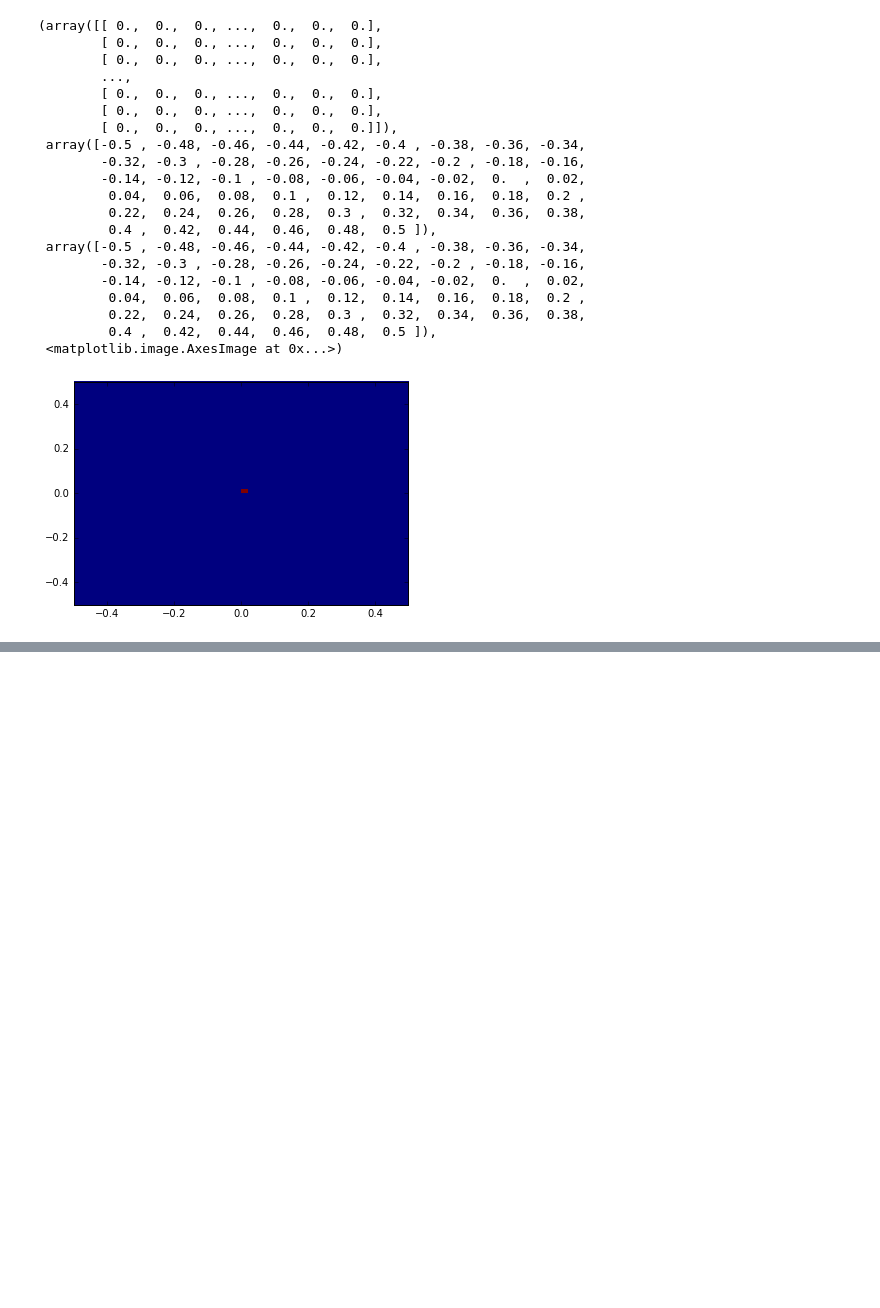
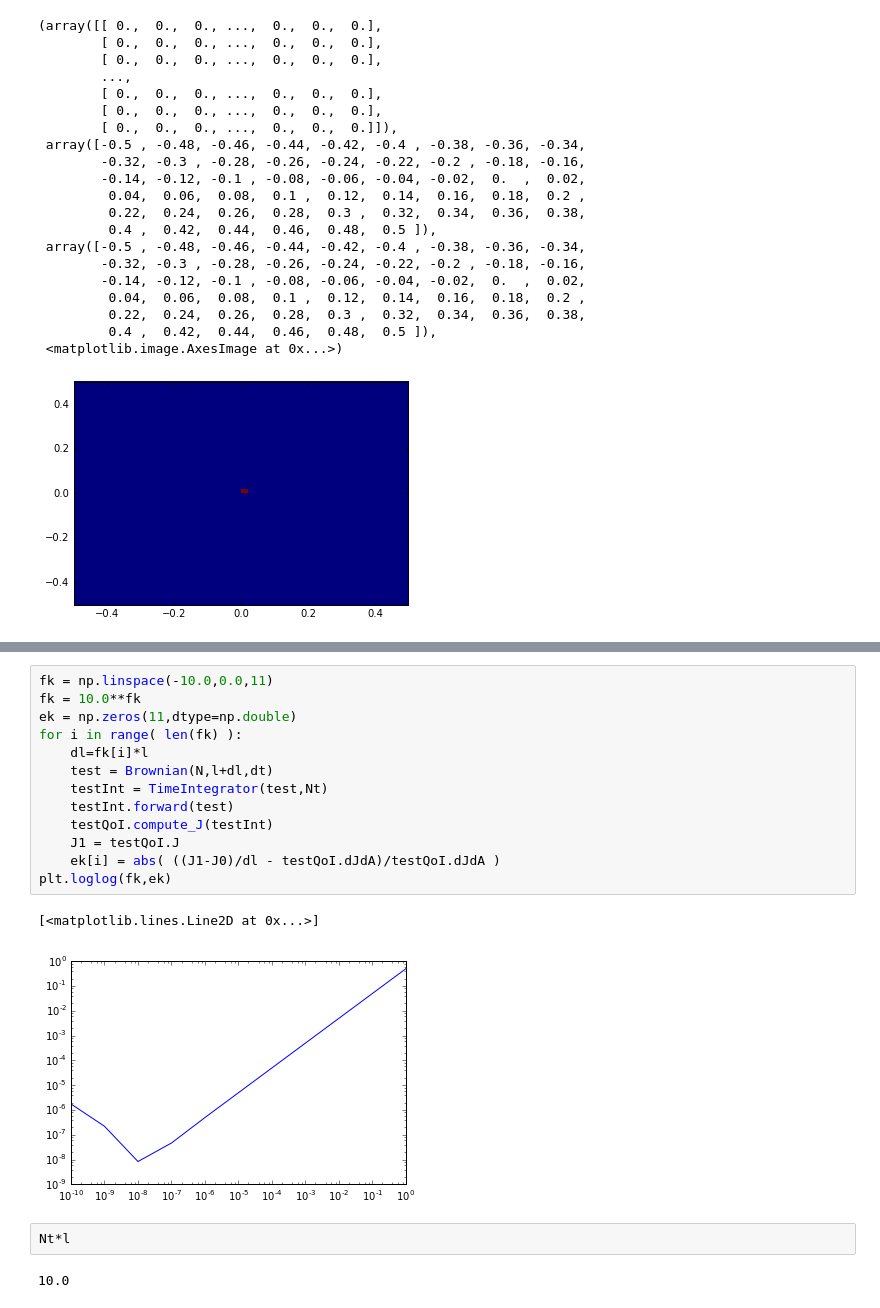
Before and after one commit to dreamer2368/Einstein_Brownian, a Jupyter notebook: main.ipynb, the cells around one changed output, grey strips where cells are left out. Cells and saved outputs as stored; diff of their text form; blank space fills up the shorter version.

```diff
--- a/main.ipynb
+++ b/main.ipynb
@@ -69,0 +107,20 @@ testQoI.J
+# %%
+fk = np.linspace(-10.0,0.0,11)
+fk = 10.0**fk
+ek = np.zeros(11,dtype=np.double)
+for i in range( len(fk) ):
+    dl=fk[i]*l
+    test = Brownian(N,l+dl,dt)
+    testInt = TimeIntegrator(test,Nt)
+    testInt.forward(test)
+    testQoI.compute_J(testInt)
+    J1 = testQoI.J
+    ek[i] = abs( ((J1-J0)/dl - testQoI.dJdA)/testQoI.dJdA )
+plt.loglog(fk,ek)
+# %% [output]
+[<matplotlib.lines.Line2D at 0x...>]
+[figure, added]
+# %%
+Nt*l
+# %% [output]
+10.0
```
Also changed, not shown: parts of 9 cells of this notebook, 2 other files.
